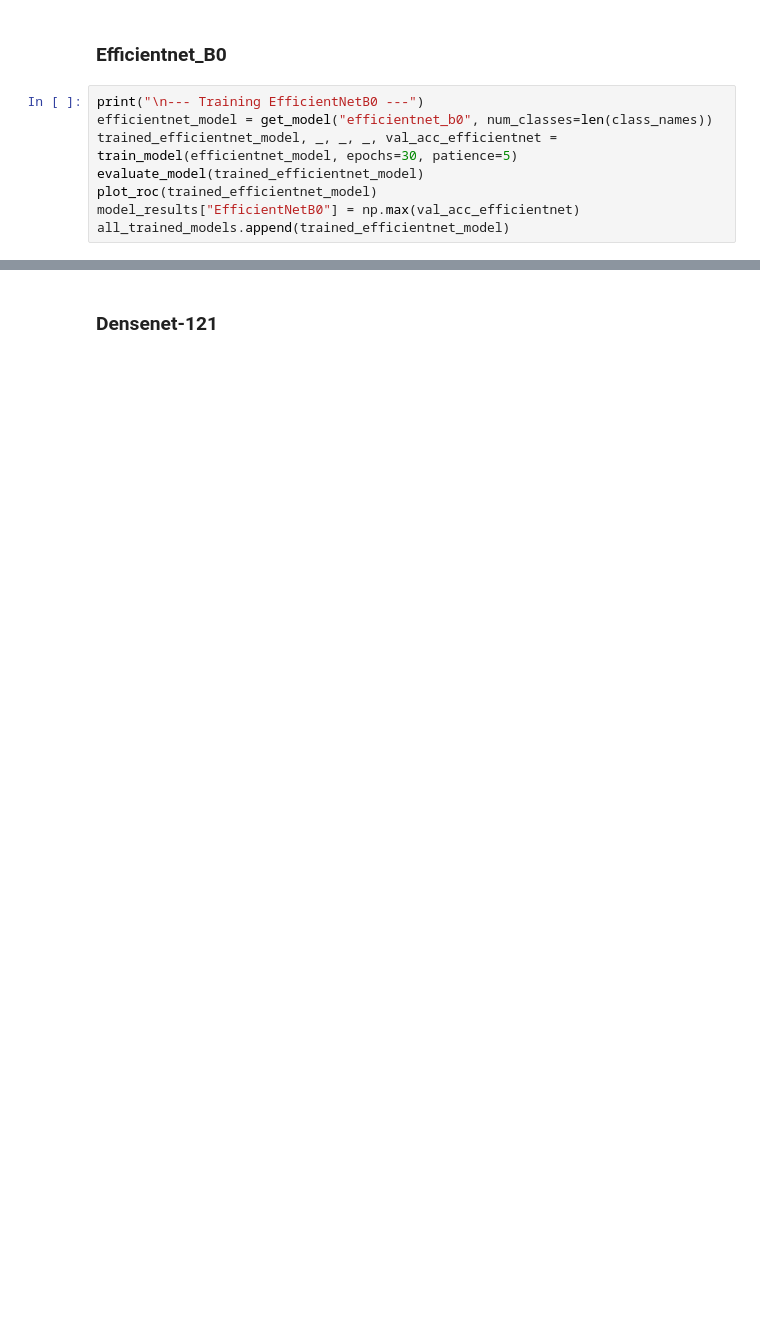
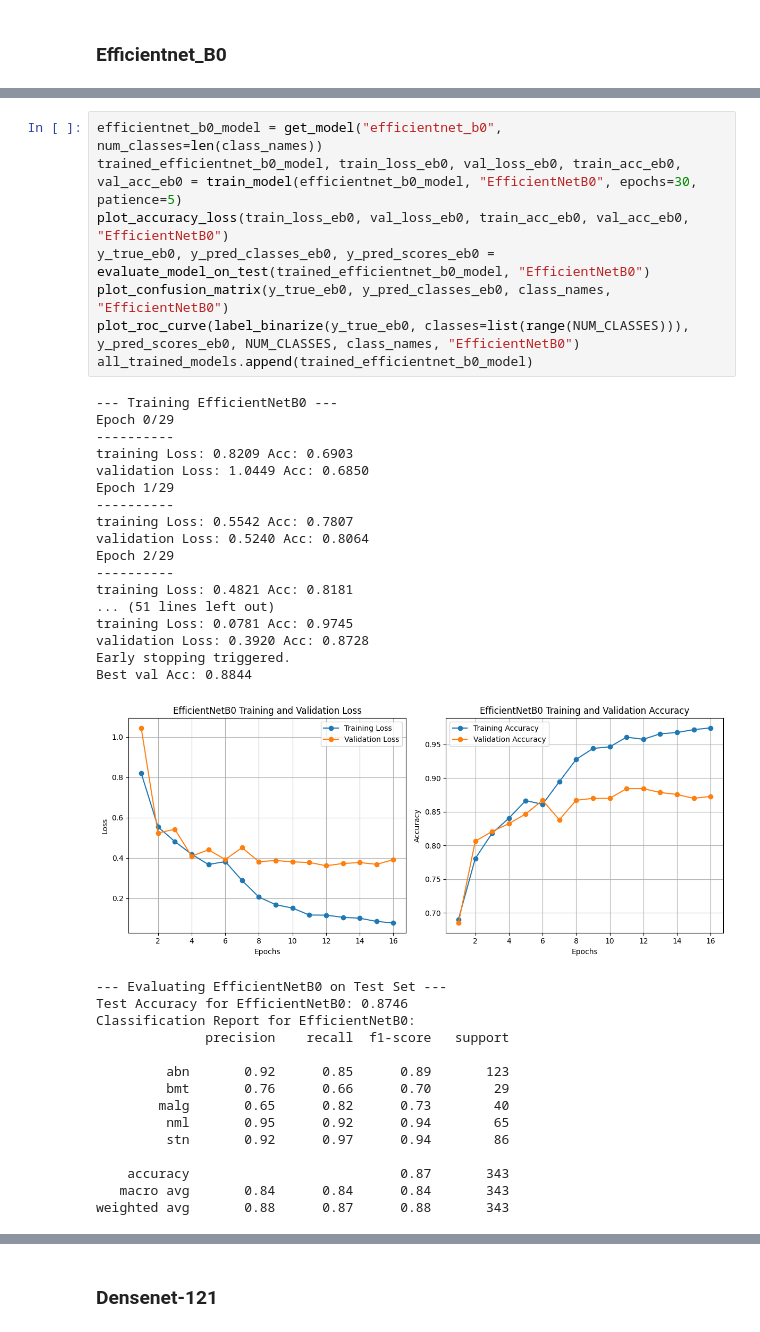
Before and after one commit to Slightsmile/Gallblader-Cancer-Detection-DL, a Jupyter notebook: Gallblader_Cancer.ipynb, the cells around one changed output, grey strips where cells are left out. Drawn from its saved outputs; the diff is of its cells as text; blank space fills up the shorter version.

```diff
--- a/Gallblader_Cancer.ipynb
+++ b/Gallblader_Cancer.ipynb
@@ -309,10 +428,2 @@ weighted avg       0.86      0.86      0.86       689
 # %% [markdown]
 ### Efficientnet_B0
-# %%
-print("\n--- Training EfficientNetB0 ---")
-efficientnet_model = get_model("efficientnet_b0", num_classes=len(class_names))
-trained_efficientnet_model, _, _, _, val_acc_efficientnet = train_model(efficientnet_model, epochs=30, patience=5)
-evaluate_model(trained_efficientnet_model)
-plot_roc(trained_efficientnet_model)
-model_results["EfficientNetB0"] = np.max(val_acc_efficientnet)
-all_trained_models.append(trained_efficientnet_model)
@@ -340,0 +430,41 @@ weighted avg       0.86      0.86      0.86       689
+# %%
+efficientnet_b0_model = get_model("efficientnet_b0", num_classes=len(class_names))
+trained_efficientnet_b0_model, train_loss_eb0, val_loss_eb0, train_acc_eb0, val_acc_eb0 = train_model(efficientnet_b0_model, "EfficientNetB0", epochs=30, patience=5)
+plot_accuracy_loss(train_loss_eb0, val_loss_eb0, train_acc_eb0, val_acc_eb0, "EfficientNetB0")
+y_true_eb0, y_pred_classes_eb0, y_pred_scores_eb0 = evaluate_model_on_test(trained_efficientnet_b0_model, "EfficientNetB0")
+plot_confusion_matrix(y_true_eb0, y_pred_classes_eb0, class_names, "EfficientNetB0")
+plot_roc_curve(label_binarize(y_true_eb0, classes=list(range(NUM_CLASSES))), y_pred_scores_eb0, NUM_CLASSES, class_names, "EfficientNetB0")
+all_trained_models.append(trained_efficientnet_b0_model)
+# %% [output]
+--- Training EfficientNetB0 ---
+Epoch 0/29
+----------
+training Loss: 0.8209 Acc: 0.6903
+validation Loss: 1.0449 Acc: 0.6850
+Epoch 1/29
+----------
+training Loss: 0.5542 Acc: 0.7807
+validation Loss: 0.5240 Acc: 0.8064
+Epoch 2/29
+----------
+training Loss: 0.4821 Acc: 0.8181
+... (51 lines left out)
+training Loss: 0.0781 Acc: 0.9745
+validation Loss: 0.3920 Acc: 0.8728
+Early stopping triggered.
+Best val Acc: 0.8844
+[figure, added]
+--- Evaluating EfficientNetB0 on Test Set ---
+Test Accuracy for EfficientNetB0: 0.8746
+Classification Report for EfficientNetB0:
+              precision    recall  f1-score   support
+
+         abn       0.92      0.85      0.89       123
+         bmt       0.76      0.66      0.70        29
+        malg       0.65      0.82      0.73        40
+         nml       0.95      0.92      0.94        65
+         stn       0.92      0.97      0.94        86
+
+    accuracy                           0.87       343
+   macro avg       0.84      0.84      0.84       343
+weighted avg       0.88      0.87      0.88       343
```
Also changed, not shown: parts of 59 cells of this notebook.
